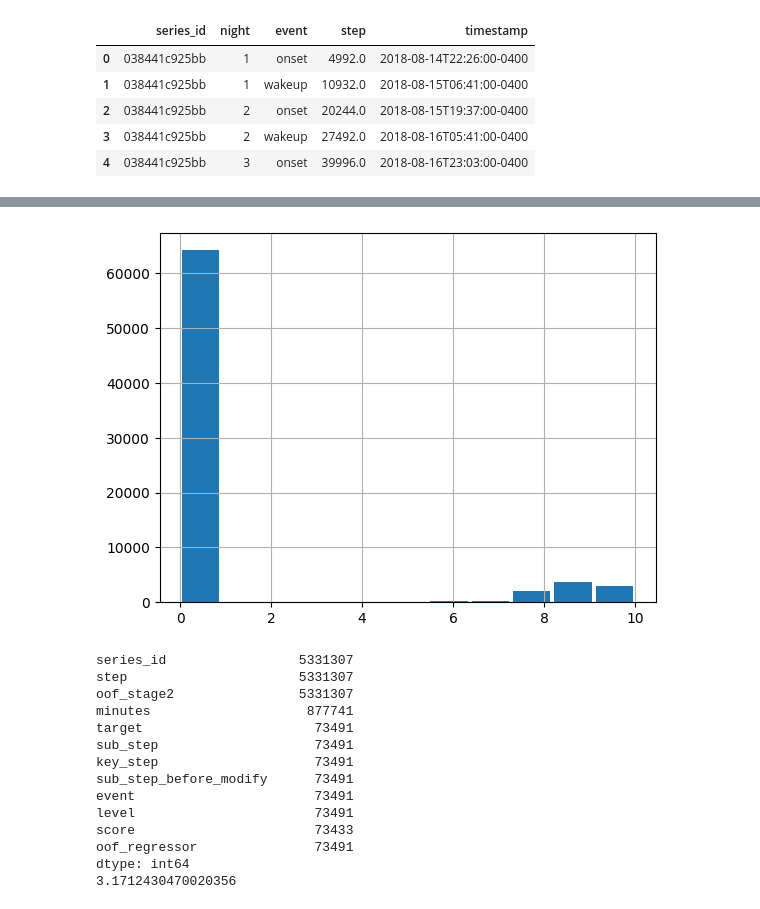
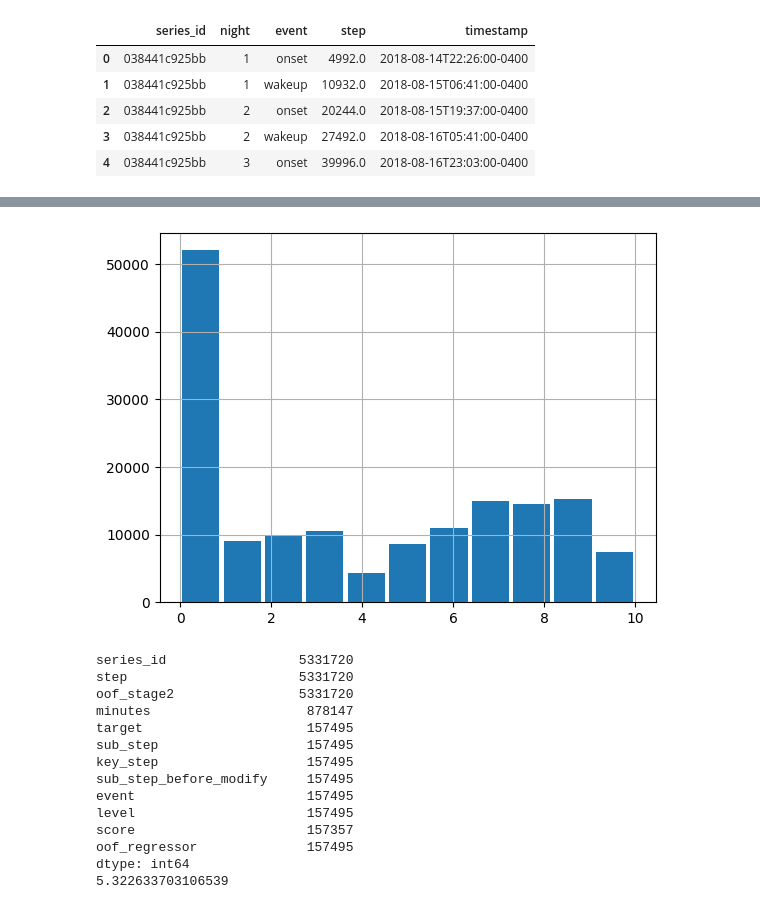
Before and after one commit to penguin-prg/child-mind-institute-detect-sleep-states, a Jupyter notebook: train/ranker.ipynb, the cells around one changed output, grey strips where cells are left out. Saved outputs shown, nothing was run; the diff lists cells and outputs as text; code cells hidden in the pictures.

```diff
--- a/train/ranker.ipynb
+++ b/train/ranker.ipynb
@@ -67,7 +68,7 @@ display(labels.head())
 # %%
 # 周辺に予測を撒く
 dfs = []
-for level, diff in enumerate([0, -5, 5, -15, 15, -30, 30]):
+for level, diff in enumerate([0, -1, 1, -2, 2, -3, 3, -5, 5, -10, 10, -15, 15, -30, 30]):
     tmp = sub.copy()
     tmp["level"] = level
     tmp["step"] += CFG["feature"]["agg_freq"] * diff
@@ -89,59 +90,50 @@ sub.head()
 # 正解ラベルを作成
 thresholds = [12, 36, 60, 90, 120, 150, 180, 240, 300, 360]
 dfs = []
 for (series_id, event), label_df in labels.groupby(["series_id", "event"]):
     sub_df = sub[(sub["series_id"] == series_id) & (sub["event"] == event)].reset_index(drop=True)
     targets = np.zeros(len(sub_df))
     for thresh in thresholds:
-        matched = np.zeros(len(sub_df), dtype=bool)
         for step in label_df["step"].values:
-            min_dist = thresh
-            min_idx = -1
             for idx, sub_step in enumerate(sub_df["step"].values):
-                if matched[idx]:
-                    continue
                 dist = abs(step - sub_step)
-                if dist < min_dist:
-                    min_dist = dist
-                    min_idx = idx
-            if min_idx != -1:
-                targets[min_idx] += 1
-                matched[min_idx] = True
+                if dist < thresh:
+                    targets[idx] += 1
     sub_df["target"] = targets
     sub_df["sub_step"] = sub_df["step"].values
     dfs.append(sub_df)
 sub = pd.concat(dfs).reset_index(drop=True)
 plt.hist(sub["target"].values, bins=11, rwidth=0.9)
 plt.grid()
 plt.show()
 
 train = oof[["series_id", "step", "oof_stage2", "minutes"]].merge(
     sub[["target", "series_id",
          "sub_step", "key_step", "sub_step_before_modify",
          "event", "level", "score", "oof_regressor"]],
     left_on=["series_id", "step"],
     right_on=["series_id", "key_step"],
     how="left",
     )
 print((~train.isna()).sum())
 print((train.target ** 2).mean() ** 0.5)
 display(train.head())
 # %% [output]
-[figure, old version]
+[figure, new version]
-series_id                 5331307
-step                      5331307
-oof_stage2                5331307
-minutes                    877741
-target                      73491
-sub_step                    73491
-key_step                    73491
-sub_step_before_modify      73491
-event                       73491
-level                       73491
-score                       73433
-oof_regressor               73491
+series_id                 5331720
+step                      5331720
+oof_stage2                5331720
+minutes                    878147
+target                     157495
+sub_step                   157495
+key_step                   157495
+sub_step_before_modify     157495
+event                      157495
+level                      157495
+score                      157357
+oof_regressor              157495
 dtype: int64
-3.1712430470020356
+5.322633703106539
 |  | series_id | step | oof_stage2 | minutes | target | sub_step | key_step | sub_step_before_modify | event | ... |
 | 0 | 038441c925bb | 11.5 | 0.999923 | NaN | NaN | NaN | NaN | NaN | NaN | ... |
 | 1 | 038441c925bb | 35.5 | 0.999829 | NaN | NaN | NaN | NaN | NaN | NaN | ... |
```
Also changed, not shown: parts of 7 cells of this notebook, 2 other files.
